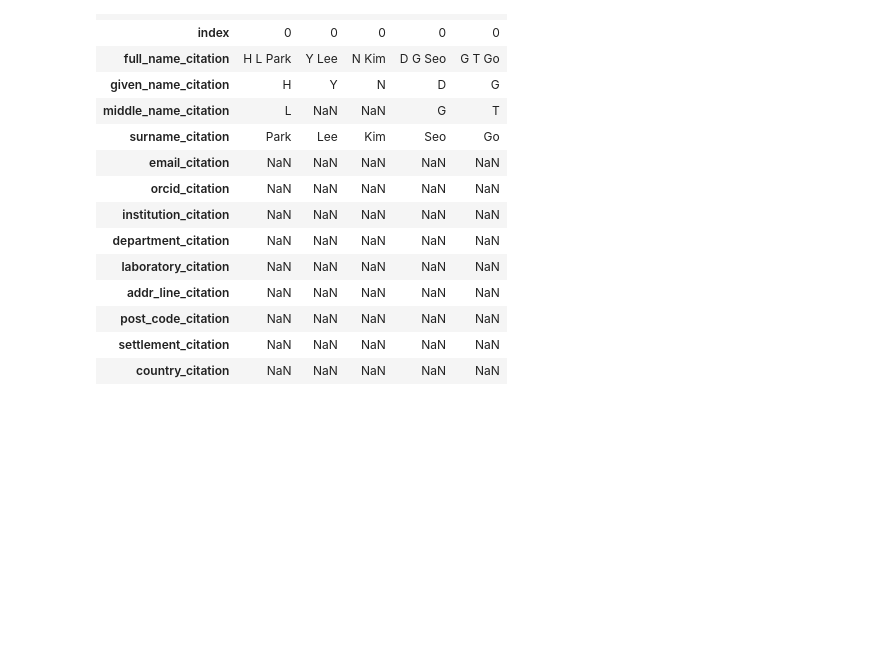
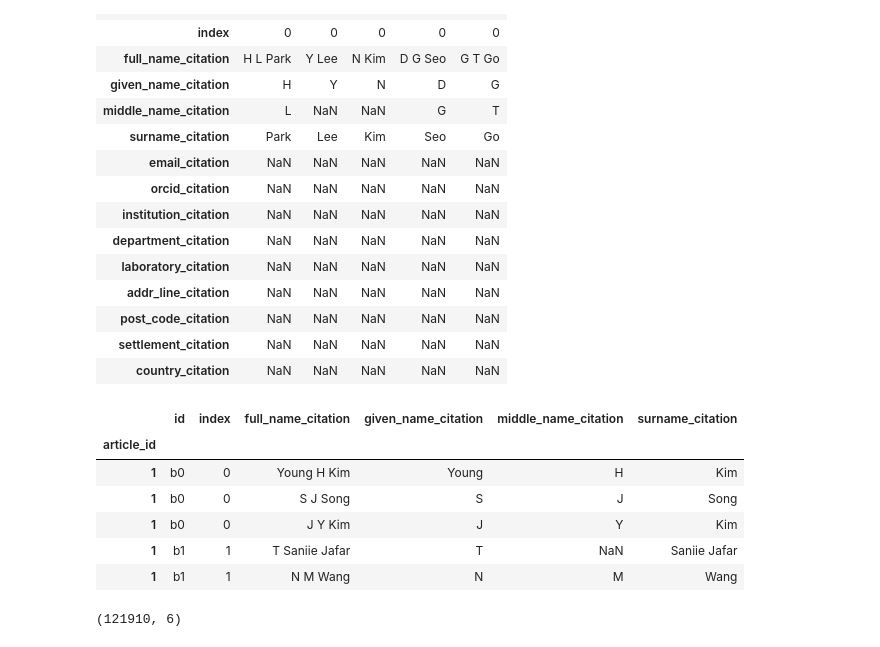
Before and after one commit to Vieirbat/Summarticles, a Jupyter notebook: notebooks/Visões Estatísticas.ipynb, the cells around one changed output. Cells and saved outputs as stored; diff of their text form; code cells hidden in the pictures; blank space fills up the shorter version.

```diff
--- a/notebooks/Visões Estatísticas.ipynb
+++ b/notebooks/Visões Estatísticas.ipynb
@@ -757,3 +739,19 @@ dict_dfs['df_doc_authors_citations'].head().T
 | post_code_citation | NaN | NaN | NaN | NaN | NaN |
 | settlement_citation | NaN | NaN | NaN | NaN | NaN |
 | country_citation | NaN | NaN | NaN | NaN | NaN |
+# %%
+df_doc_authors_citations = dict_dfs['df_doc_authors_citations'].loc[:,getColumnsWithData(dict_dfs['df_doc_authors_citations'])]
+# %%
+df_doc_authors_citations.head()
+# %% [output]
+|  | id | index | full_name_citation | given_name_citation | middle_name_citation | surname_citation |
+| article_id |  |  |  |  |  |  |
+| 1 | b0 | 0 | Young H Kim | Young | H | Kim |
+| 1 | b0 | 0 | S J Song | S | J | Song |
+| 1 | b0 | 0 | J Y Kim | J | Y | Kim |
+| 1 | b1 | 1 | T Saniie Jafar | T | NaN | Saniie Jafar |
+| 1 | b1 | 1 | N M Wang | N | M | Wang |
+# %%
+df_doc_authors_citations.shape
+# %% [output]
+(121910, 6)
```
Also changed, not shown: parts of 37 cells of this notebook, 2 other files.
